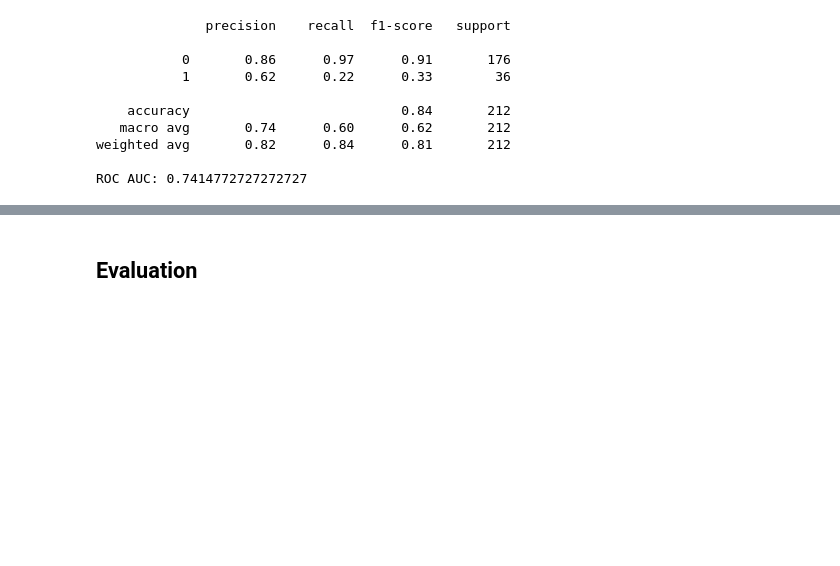
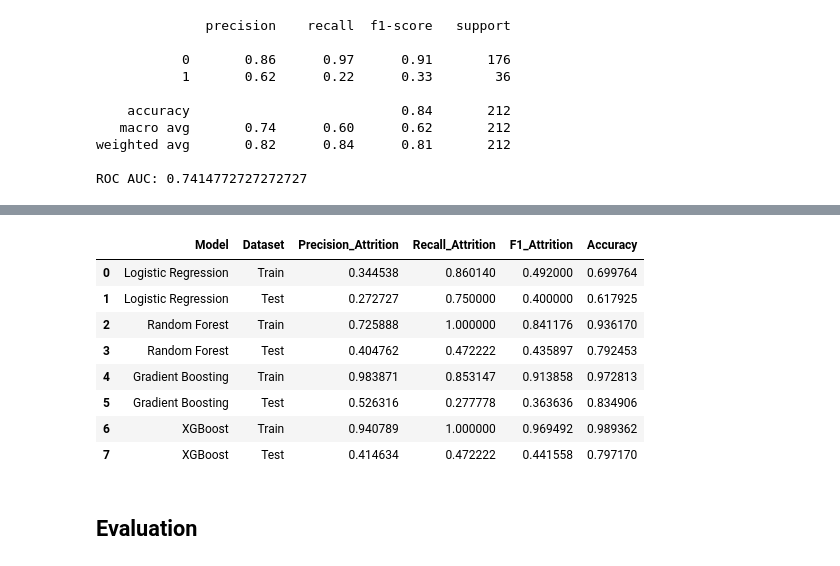
Before and after one commit to BeeGaes/PenerapanDataScience, a Jupyter notebook: project1/project-pertama.ipynb, the cells around one changed output, grey strips where cells are left out. Drawn from its saved outputs; the diff is of its cells as text; code cells hidden in the pictures; blank space fills up the shorter version.

Commit message:
update evaluasi

```diff
--- a/project1/project-pertama.ipynb
+++ b/project1/project-pertama.ipynb
@@ -459,0 +662,38 @@ ROC AUC: 0.7414772727272727
+# %%
+#evaluasi train dan test dataframe
+
+def evaluate_train_test(
+    model,
+    X_train, y_train,
+    X_test, y_test,
+    model_name,
+    threshold=0.5
+):
+    # ===== TRAIN =====
+    y_train_prob = model.predict_proba(X_train)[:, 1]
+    y_train_pred = (y_train_prob >= threshold).astype(int)
+    train_report = classification_report(y_train, y_train_pred, output_dict=True)
+
+    # ===== TEST =====
+    y_test_prob = model.predict_proba(X_test)[:, 1]
+    y_test_pred = (y_test_prob >= threshold).astype(int)
+    test_report = classification_report(y_test, y_test_pred, output_dict=True)
+
+    return pd.DataFrame([
+        {
+            'Model': model_name,
+            'Dataset': 'Train',
+            'Precision_Attrition': train_report['1']['precision'],
+            'Recall_Attrition': train_report['1']['recall'],
+            'F1_Attrition': train_report['1']['f1-score'],
+            'Accuracy': accuracy_score(y_train, y_train_pred)
+        },
+        {
+            'Model': model_name,
+            'Dataset': 'Test',
+            'Precision_Attrition': test_report['1']['precision'],
+            'Recall_Attrition': test_report['1']['recall'],
+            'F1_Attrition': test_report['1']['f1-score'],
+            'Accuracy': accuracy_score(y_test, y_test_pred)
+        }
+    ])
@@ -460,2 +744,19 @@ ROC AUC: 0.7414772727272727
+# %%
+eval_all = pd.concat(
+    [eval_lr, eval_rf, eval_gb, eval_xgb],
+    ignore_index=True
+)
+
+eval_all
+# %% [output]
+|  | Model | Dataset | Precision_Attrition | Recall_Attrition | F1_Attrition | Accuracy |
+| 0 | Logistic Regression | Train | 0.344538 | 0.860140 | 0.492000 | 0.699764 |
+| 1 | Logistic Regression | Test | 0.272727 | 0.750000 | 0.400000 | 0.617925 |
+| 2 | Random Forest | Train | 0.725888 | 1.000000 | 0.841176 | 0.936170 |
+| 3 | Random Forest | Test | 0.404762 | 0.472222 | 0.435897 | 0.792453 |
+| 4 | Gradient Boosting | Train | 0.983871 | 0.853147 | 0.913858 | 0.972813 |
+| 5 | Gradient Boosting | Test | 0.526316 | 0.277778 | 0.363636 | 0.834906 |
+| 6 | XGBoost | Train | 0.940789 | 1.000000 | 0.969492 | 0.989362 |
+| 7 | XGBoost | Test | 0.414634 | 0.472222 | 0.441558 | 0.797170 |
 # %% [markdown]
 ## Evaluation
```
Also changed, not shown: parts of 20 cells of this notebook.
